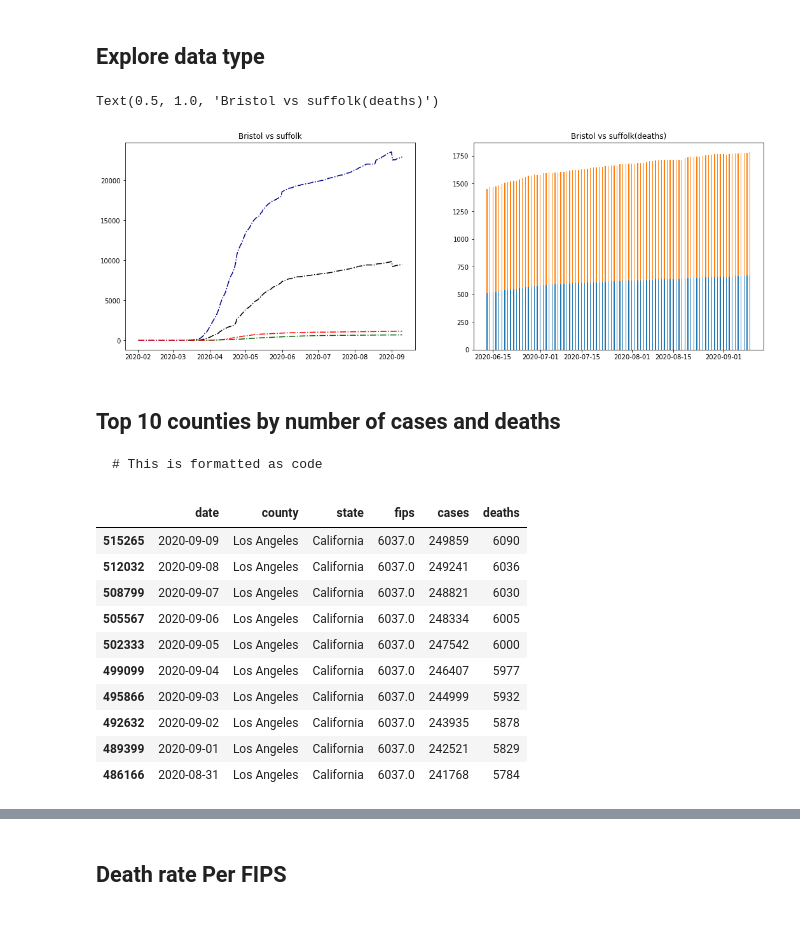
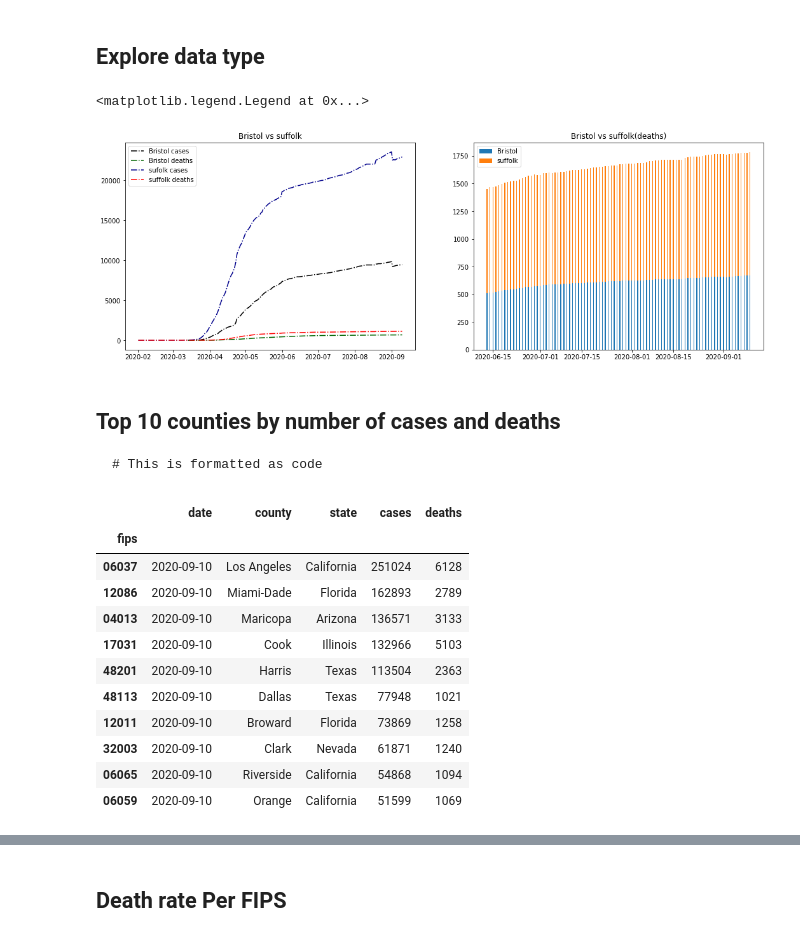
Before and after one commit to alekyapopuri96/DataVizFall2020_Colab, a Jupyter notebook: Class_Activity_Lec03.ipynb, the cells around one changed output, grey strips where cells are left out. Saved outputs shown, nothing was run; the diff lists cells and outputs as text; code cells hidden in the pictures.

```diff
--- a/Class_Activity_Lec03.ipynb
+++ b/Class_Activity_Lec03.ipynb
@@ -73,20 +73,22 @@ df_Suffolk = get_county_stat(df,25025)
 # %%
 f,ax = plt.subplots(1,2,figsize=(18,6))
 ax[0].plot(df_Bristol.index,df_Bristol.cases,'-.',color = 'black', label = 'Bristol cases')
 ax[0].plot(df_Bristol.index,df_Bristol.deaths,'-.',color = 'darkgreen', label = 'Bristol deaths')
 
 ax[0].plot(df_Suffolk.index,df_Suffolk.cases,'-.',color = 'darkblue', label = 'sufolk cases')
 ax[0].plot(df_Suffolk.index,df_Suffolk.deaths,'-.',color = 'red', label = 'suffolk deaths')
 
 width = 0.3
 past = -90
 bar_axis1= ax[1].bar(df_Bristol.index[past:], df_Bristol.deaths[past:],width,label='Bristol')
 bar_axis2= ax[1].bar(df_Suffolk.index[past:], df_Suffolk.deaths[past:],width,bottom = df_Bristol.deaths[past:],label='suffolk')
 ax[0].set_title('Bristol vs suffolk')
 ax[1].set_title('Bristol vs suffolk(deaths)')
+ax[0].legend()
+ax[1].legend()
 # %% [output]
-Text(0.5, 1.0, 'Bristol vs suffolk(deaths)')
+<matplotlib.legend.Legend at 0x...>
-[figure, old version]
+[figure, new version]
 # %% [markdown]
 ## Top 10 counties by number of cases and deaths
 
@@ -98,21 +100,22 @@ Text(0.5, 1.0, 'Bristol vs suffolk(deaths)')
 # %%
 #df.max()
 
-result = df.sort_values(by=['cases', 'deaths'], ascending=False)
+highest_cases = df.groupby(['fips']).max().sort_values(by=['cases'], ascending=False)
+highest_cases.head(10)
 
-result.head(10)
 
 #counties_cases_deaths_max = df[df['fips'] == fips][['county','cases','deaths']].copy()
 #print(f'{counties_cases_deaths_max}')
 # %% [output]
-|  | date | county | state | fips | cases | deaths |
-| 515265 | 2020-09-09 | Los Angeles | California | 6037.0 | 249859 | 6090 |
-| 512032 | 2020-09-08 | Los Angeles | California | 6037.0 | 249241 | 6036 |
-| 508799 | 2020-09-07 | Los Angeles | California | 6037.0 | 248821 | 6030 |
-| 505567 | 2020-09-06 | Los Angeles | California | 6037.0 | 248334 | 6005 |
-| 502333 | 2020-09-05 | Los Angeles | California | 6037.0 | 247542 | 6000 |
-| 499099 | 2020-09-04 | Los Angeles | California | 6037.0 | 246407 | 5977 |
-| 495866 | 2020-09-03 | Los Angeles | California | 6037.0 | 244999 | 5932 |
-| 492632 | 2020-09-02 | Los Angeles | California | 6037.0 | 243935 | 5878 |
-| 489399 | 2020-09-01 | Los Angeles | California | 6037.0 | 242521 | 5829 |
-| 486166 | 2020-08-31 | Los Angeles | California | 6037.0 | 241768 | 5784 |
+|  | date | county | state | cases | deaths |
+| fips |  |  |  |  |  |
+| 06037 | 2020-09-10 | Los Angeles | California | 251024 | 6128 |
+| 12086 | 2020-09-10 | Miami-Dade | Florida | 162893 | 2789 |
+| 04013 | 2020-09-10 | Maricopa | Arizona | 136571 | 3133 |
+| 17031 | 2020-09-10 | Cook | Illinois | 132966 | 5103 |
+| 48201 | 2020-09-10 | Harris | Texas | 113504 | 2363 |
+| 48113 | 2020-09-10 | Dallas | Texas | 77948 | 1021 |
+| 12011 | 2020-09-10 | Broward | Florida | 73869 | 1258 |
+| 32003 | 2020-09-10 | Clark | Nevada | 61871 | 1240 |
+| 06065 | 2020-09-10 | Riverside | California | 54868 | 1094 |
+| 06059 | 2020-09-10 | Orange | California | 51599 | 1069 |
```
Also changed, not shown: parts of 2 cells of this notebook.
